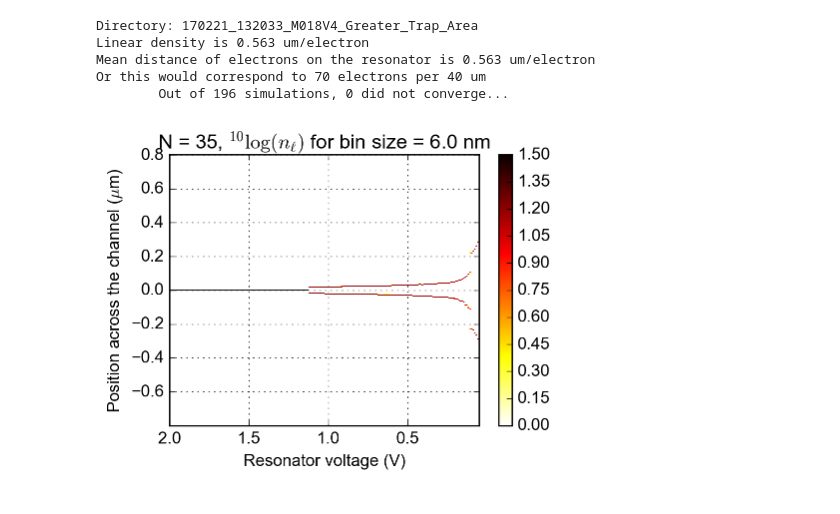
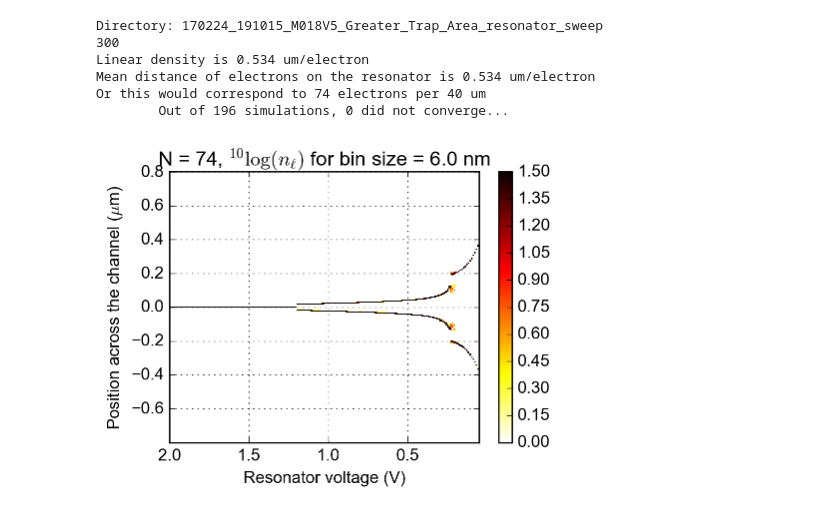
Before and after one commit to gkoolstra/ipython-notebooks, a Jupyter notebook: 20170221 - Checking greater trap area vs. resonator.ipynb, the cells around one changed output. Cells and saved outputs as stored; diff of their text form; code cells hidden in the pictures.

```diff
--- a/20170221 - Checking greater trap area vs. resonator.ipynb
+++ b/20170221 - Checking greater trap area vs. resonator.ipynb
@@ -23,11 +21,12 @@ Could not import BEM module. Please do so manually.
 # %%
 save_path = r"/Volumes/slab/Gerwin/Electron on helium/Electron optimization/Realistic potential/Greater Trap Area"
-sub_dirs = ["170221_132033_M018V4_Greater_Trap_Area"]
+sub_dirs = ["170224_191015_M018V5_Greater_Trap_Area_resonator_sweep"]
 # %%
 dbin = 0.006E-6
 bins = np.arange(-0.80E-6, 0.80E-6+dbin, dbin)
-resonator_bounds = (7.87E-6, 27.84E-6)
+#resonator_bounds = (7.87E-6, 27.84E-6)
 #resonator_bounds = (7.87E-6, 47.84E-6)
+resonator_bounds = (7.87E-6, 157.87E-6)
 save = True
 
 N_electrons = list()
@@ -43,6 +42,8 @@ for N_axis, sub_dir in enumerate(sub_dirs):
             if "step" in step:
                 electron_ri = f[step + "/electron_final_coordinates"][()]
                 xi, yi = anneal.r2xy(electron_ri)
+                if k==0:
+                    print(len(xi))
 
                 # Select only the electrons on the resonator.
                 mask = np.logical_and(xi > resonator_bounds[0], xi < resonator_bounds[1])
@@ -58,9 +59,10 @@ for N_axis, sub_dir in enumerate(sub_dirs):
                     np.fill_diagonal(Rij, 1000.)
                     mean_distance = np.mean(np.min(Rij, axis=0))
                     linear_density = np.mean(np.min(Xij, axis=0))
+                    init_comparative_reselectrons = len(yi_resonator)*40E-6/(resonator_bounds[1]-resonator_bounds[0])
                     print("Linear density is %.3f um/electron"%(linear_density*1E6))
                     print("Mean distance of electrons on the resonator is %.3f um/electron"%(mean_distance*1E6))
-                    print("Or this would correspond to %d electrons per 40 um"%(len(yi_resonator)*40E-6/(resonator_bounds[1]-resonator_bounds[0])))
+                    print("Or this would correspond to %d electrons per 40 um"%(init_comparative_reselectrons))
 
                 energy.append(f[step+"/energy"][()])
                 valid_solution = f[step + "/solution_converged"][()]
@@ -81,36 +83,37 @@ for N_axis, sub_dir in enumerate(sub_dirs):
         N_elecs = np.sum(electron_histogram[0,:])
         N_electrons.append(N_elecs)
         N_threshold = 10
         num_peaks = list()
         for V_axis in range(np.shape(electron_histogram)[0]):
             peakind = np.where(electron_histogram[V_axis,:] > N_threshold)[0]
             peakind = np.delete(peakind, np.where(np.diff(peakind) == 1))
             num_peaks.append(len(peakind))
             noof_rows[V_axis, N_axis] = len(peakind)
 
         Vres = f["Vres"][()]
         xpoints = f["xpoints"][()]
         #potential = f["electrostatic_potential"][()]
 
     print("\tOut of %d simulations, %d did not converge..." % (len(Vres), len(Vres) - np.sum(converged)))
 
     fig = plt.figure(figsize=(5.,3.5))
     common.configure_axes(12)
     plt.pcolormesh(Vres, bins[:-1]*1E6, np.log10(electron_histogram.T), vmin=0, vmax=1.5, cmap=plt.cm.hot_r)
     plt.colorbar()
     plt.xlim(Vres[0], Vres[-1])
     plt.ylim(np.min(bins)*1E6, np.max(bins)*1E6)
     plt.xlabel("Resonator voltage (V)")
     plt.ylabel("Position across the channel ($\mu$m)")
-    plt.title(r"N = %d, $^{10}\log (n_\ell)$ for bin size = %.1f nm"%(N_elecs, dbin*1E9))
+    plt.title(r"N = %d, $^{10}\log (n_\ell)$ for bin size = %.1f nm"%(init_comparative_reselectrons, dbin*1E9))
     plt.grid()
 
     if save:
         common.save_figure(fig, os.path.join(save_path, sub_dir))
 # %% [output]
-Directory: 170221_132033_M018V4_Greater_Trap_Area
-Linear density is 0.563 um/electron
-Mean distance of electrons on the resonator is 0.563 um/electron
-Or this would correspond to 70 electrons per 40 um
+Directory: 170224_191015_M018V5_Greater_Trap_Area_resonator_sweep
+300
+Linear density is 0.534 um/electron
+Mean distance of electrons on the resonator is 0.534 um/electron
+Or this would correspond to 74 electrons per 40 um
         Out of 196 simulations, 0 did not converge...
-[figure, old version]
+[figure, new version]
```
Also changed, not shown: parts of 1 cell of this notebook, 6 other files.
